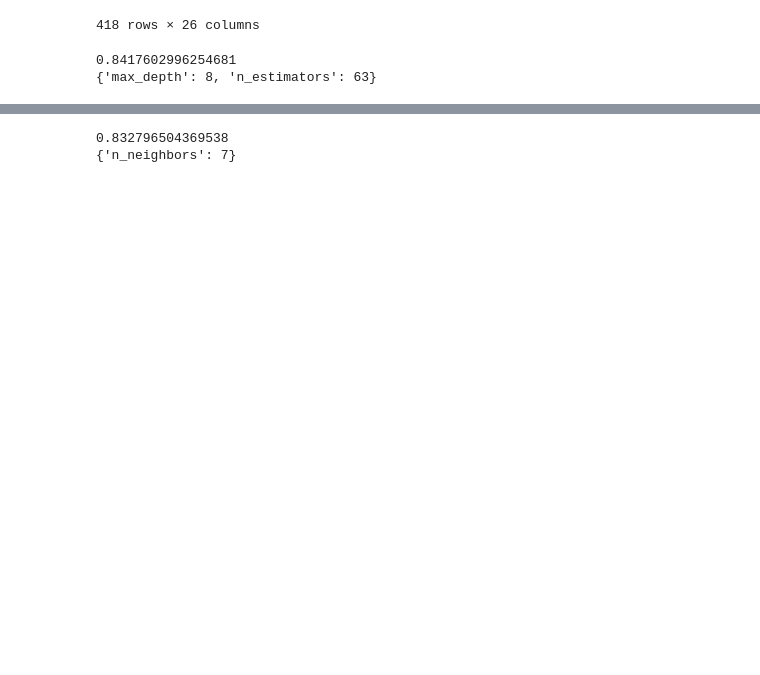
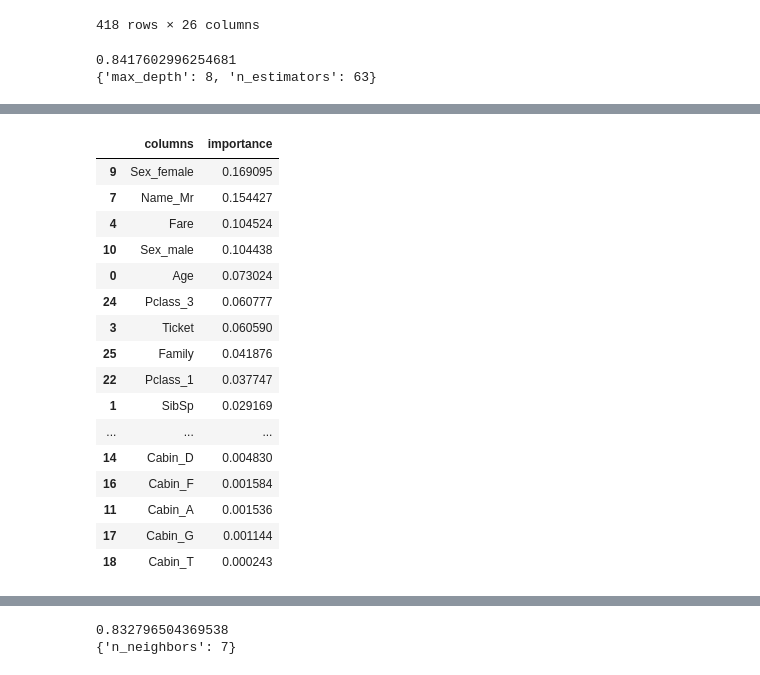
Before and after one commit to vincent0965/Colab_note, a Jupyter notebook: titanic.ipynb, the cells around one changed output, grey strips where cells are left out. Drawn from its saved outputs; the diff is of its cells as text; code cells hidden in the pictures; blank space fills up the shorter version.

```diff
--- a/titanic.ipynb
+++ b/titanic.ipynb
@@ -220,3 +224,28 @@ df = pd.DataFrame({
     "Survived":pre
 })
 df.to_csv("rf.csv", encoding="utf-8", index=False)
+# %%
+# list all item and 關聯度
+lf.estimators_[0]
+pd.DataFrame({
+    "columns":x_train.columns,
+    "importance":clf.feature_importances_
+}).sort_values("importance", axis=0, ascending=False)
+# %% [output]
+|  | columns | importance |
+| 9 | Sex_female | 0.169095 |
+| 7 | Name_Mr | 0.154427 |
+| 4 | Fare | 0.104524 |
+| 10 | Sex_male | 0.104438 |
+| 0 | Age | 0.073024 |
+| 24 | Pclass_3 | 0.060777 |
+| 3 | Ticket | 0.060590 |
+| 25 | Family | 0.041876 |
+| 22 | Pclass_1 | 0.037747 |
+| 1 | SibSp | 0.029169 |
+| ... | ... | ... |
+| 14 | Cabin_D | 0.004830 |
+| 16 | Cabin_F | 0.001584 |
+| 11 | Cabin_A | 0.001536 |
+| 17 | Cabin_G | 0.001144 |
+| 18 | Cabin_T | 0.000243 |
```
Also changed, not shown: parts of 7 cells of this notebook.
